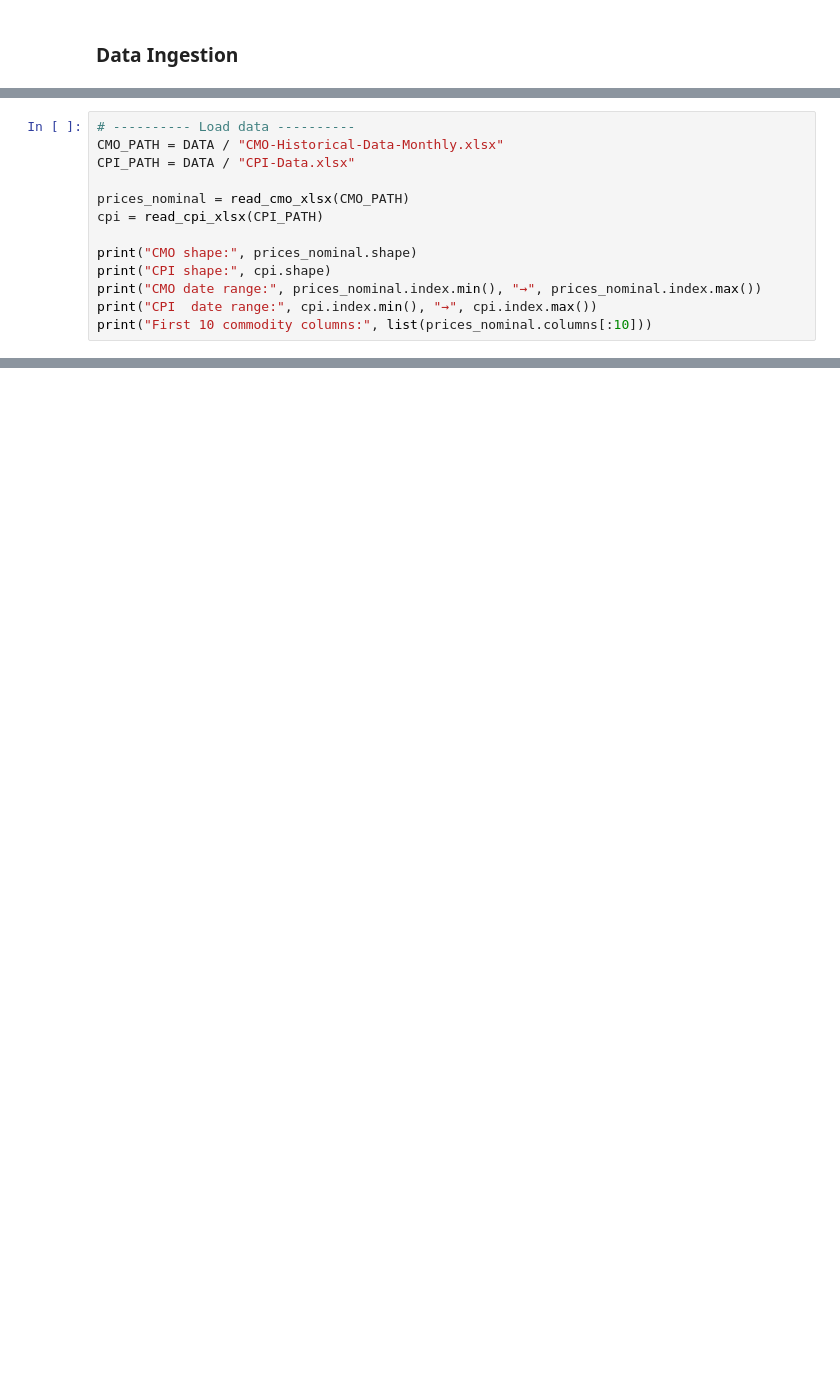
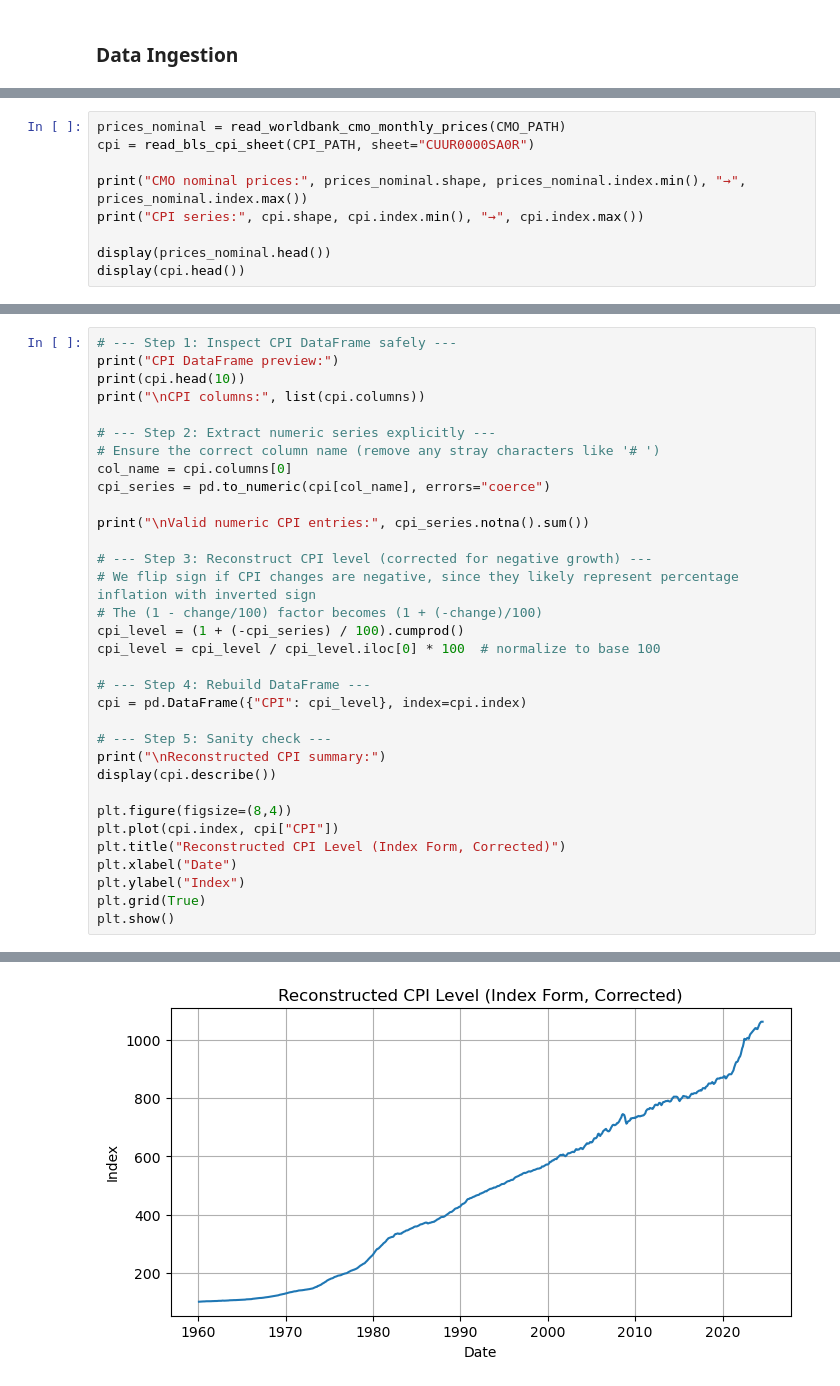
Before and after one commit to atkrish0/econometric-forecasting, a Jupyter notebook: cvm/soft_v2.ipynb, the cells around one changed output, grey strips where cells are left out. Cells and saved outputs as stored; diff of their text form; blank space fills up the shorter version.

```diff
--- a/cvm/soft_v2.ipynb
+++ b/cvm/soft_v2.ipynb
@@ -117,14 +166,10 @@ def read_cpi_xlsx(path: Path, sheet=None, header=None):
 # %%
-# ---------- Load data ----------
-CMO_PATH = DATA / "CMO-Historical-Data-Monthly.xlsx"
-CPI_PATH = DATA / "CPI-Data.xlsx"
+prices_nominal = read_worldbank_cmo_monthly_prices(CMO_PATH)
+cpi = read_bls_cpi_sheet(CPI_PATH, sheet="CUUR0000SA0R")
 
-prices_nominal = read_cmo_xlsx(CMO_PATH)
-cpi = read_cpi_xlsx(CPI_PATH)
+print("CMO nominal prices:", prices_nominal.shape, prices_nominal.index.min(), "→", prices_nominal.index.max())
+print("CPI series:", cpi.shape, cpi.index.min(), "→", cpi.index.max())
 
-print("CMO shape:", prices_nominal.shape)
-print("CPI shape:", cpi.shape)
-print("CMO date range:", prices_nominal.index.min(), "→", prices_nominal.index.max())
-print("CPI  date range:", cpi.index.min(), "→", cpi.index.max())
-print("First 10 commodity columns:", list(prices_nominal.columns[:10]))
+display(prices_nominal.head())
+display(cpi.head())
 # %% [output]
@@ -131,0 +193,34 @@ AttributeError: 'dict' object has no attribute 'iloc'
+# %%
+# --- Step 1: Inspect CPI DataFrame safely ---
+print("CPI DataFrame preview:")
+print(cpi.head(10))
+print("\nCPI columns:", list(cpi.columns))
+
+# --- Step 2: Extract numeric series explicitly ---
+# Ensure the correct column name (remove any stray characters like '# ')
+col_name = cpi.columns[0]
+cpi_series = pd.to_numeric(cpi[col_name], errors="coerce")
+
+print("\nValid numeric CPI entries:", cpi_series.notna().sum())
+
+# --- Step 3: Reconstruct CPI level (corrected for negative growth) ---
+# We flip sign if CPI changes are negative, since they likely represent percentage inflation with inverted sign
+# The (1 - change/100) factor becomes (1 + (-change)/100)
+cpi_level = (1 + (-cpi_series) / 100).cumprod()
+cpi_level = cpi_level / cpi_level.iloc[0] * 100  # normalize to base 100
+
+# --- Step 4: Rebuild DataFrame ---
+cpi = pd.DataFrame({"CPI": cpi_level}, index=cpi.index)
+
+# --- Step 5: Sanity check ---
+print("\nReconstructed CPI summary:")
+display(cpi.describe())
+
+plt.figure(figsize=(8,4))
+plt.plot(cpi.index, cpi["CPI"])
+plt.title("Reconstructed CPI Level (Index Form, Corrected)")
+plt.xlabel("Date")
+plt.ylabel("Index")
+plt.grid(True)
+plt.show()
+# %% [output]
@@ -131,0 +255 @@ AttributeError: 'dict' object has no attribute 'iloc'
+[figure, added]
```
Also changed, not shown: parts of 42 cells of this notebook, 9 other files.
